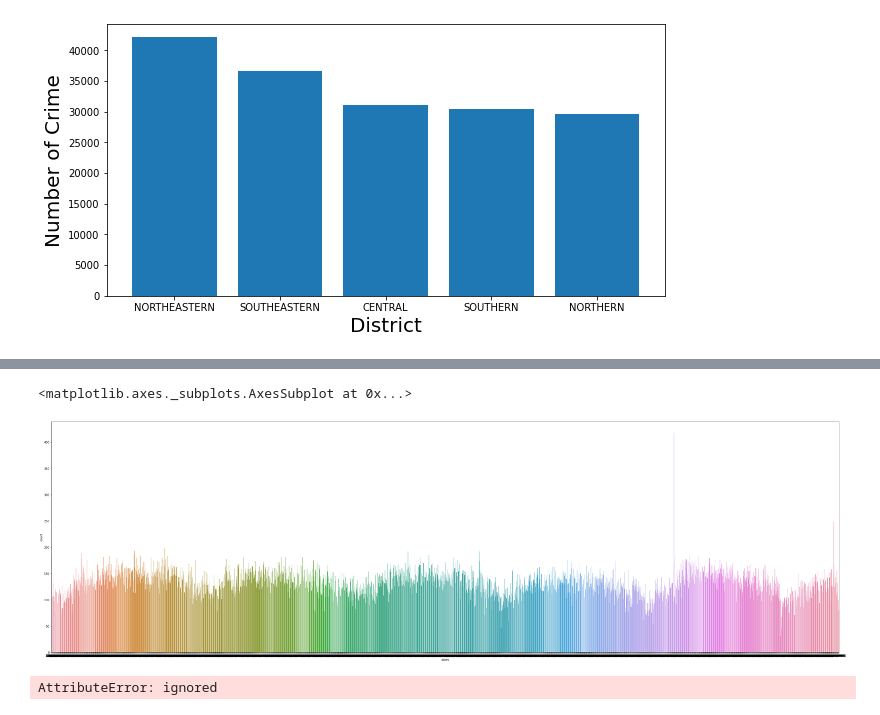
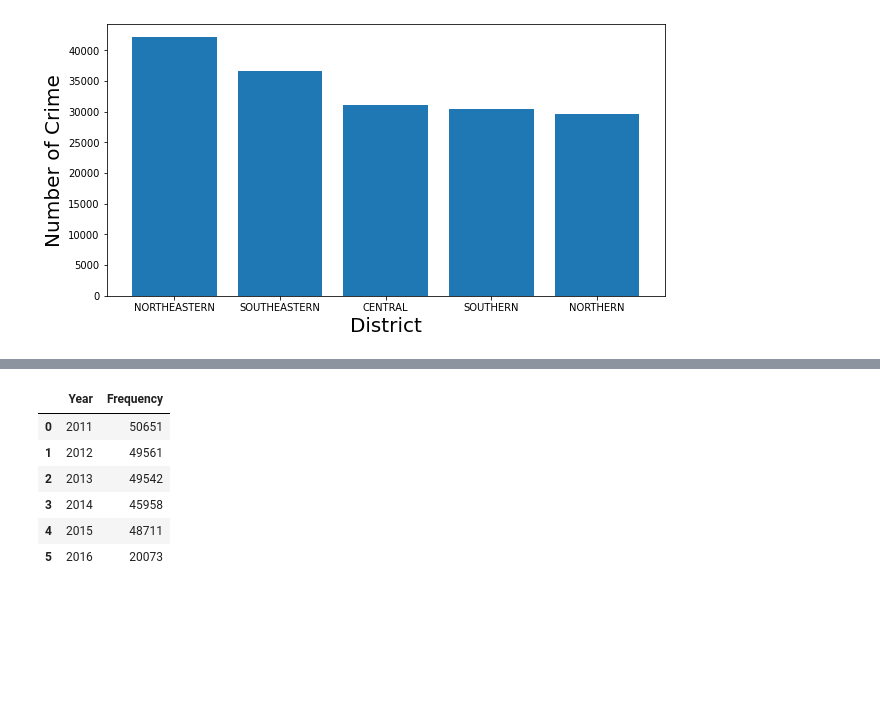
Before and after one commit to Abhishek4848/Homicide_Data_Analysis, a Jupyter notebook: homicide_analysis.ipynb, the cells around one changed output, grey strips where cells are left out. Drawn from its saved outputs; the diff is of its cells as text; code cells hidden in the pictures; blank space fills up the shorter version.

```diff
--- a/homicide_analysis.ipynb
+++ b/homicide_analysis.ipynb
@@ -164,15 +158,0 @@ sns.lineplot(x=list(df['CrimeDate'].value_counts().index),y=df['CrimeDate'].valu
-# %%
-dates = df['CrimeDate'].tolist()
-dates.sort(key = lambda date: datetime.strptime(date, '%m/%d/%Y')) #Sorting dates in ascending order
-d = pd.DataFrame(dates)
-d.columns = ['dates']
-dt = pd.DataFrame(d['dates'],d['dates'].value_counts())
-plt.figure(figsize = (50,15))
-sns.countplot(x ='dates', data = d)
-# %% [output]
-<matplotlib.axes._subplots.AxesSubplot at 0x...>
-[figure, removed]
-# %%
-|sns.lineplot(x=list(dates.value_counts().index),y=dates.value_counts().tolist())
-# %% [output]
-AttributeError: ignored
@@ -178,0 +181,13 @@ AttributeError: ignored
+# %%
+data =[['2011',len(_2011)],['2012',len(_2012)],['2013',len(_2013)],['2014',len(_2014)],['2015',len(_2015)],['2016',len(_2016)]]
+crimeRate = pd.DataFrame(data)
+crimeRate.columns = ['Year','Frequency']
+crimeRate
+# %% [output]
+|  | Year | Frequency |
+| 0 | 2011 | 50651 |
+| 1 | 2012 | 49561 |
+| 2 | 2013 | 49542 |
+| 3 | 2014 | 45958 |
+| 4 | 2015 | 48711 |
+| 5 | 2016 | 20073 |
```
Also changed, not shown: parts of 5 cells of this notebook.
